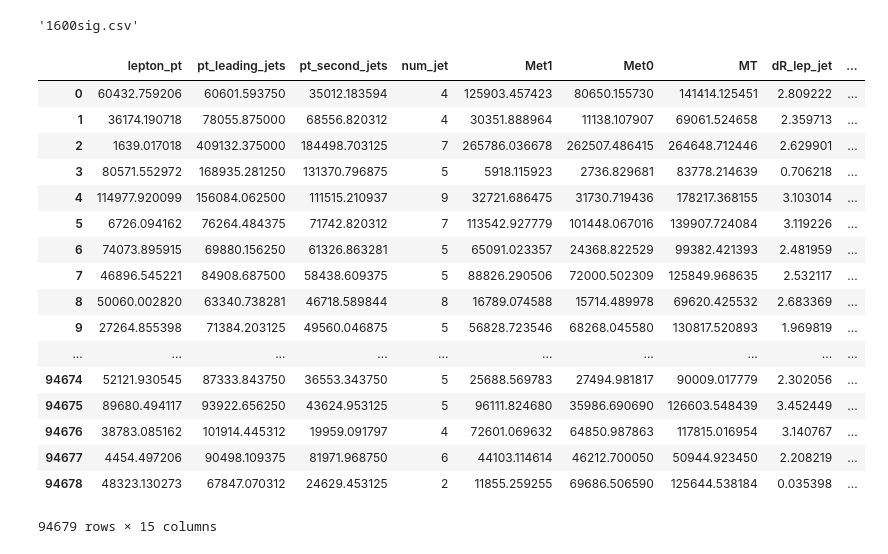
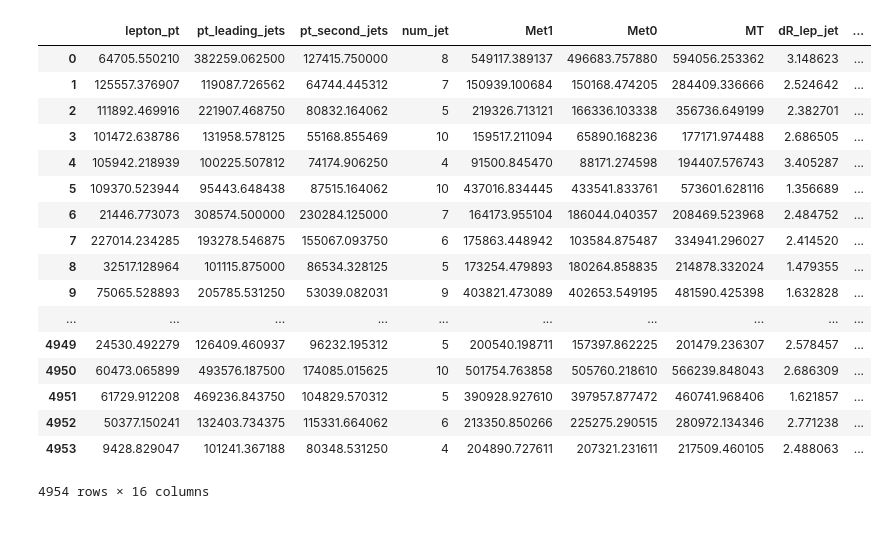
Before and after one commit to bataju44/DL_Classification, a Jupyter notebook: one_lep/onelepnnanalysis.ipynb, the cells around one changed output. Drawn from its saved outputs; the diff is of its cells as text; code cells hidden in the pictures.

Commit message:
one lepton

```diff
--- a/one_lep/onelepnnanalysis.ipynb
+++ b/one_lep/onelepnnanalysis.ipynb
@@ -6,31 +7,28 @@ import matplotlib.pyplot as plt
 
 sig_file = "1600sig.csv"
 bkg_file = "BKG.csv"
-# %%
-sig_file
-# %% [output]
-'1600sig.csv'
 # %%
 df_sig = pd.read_csv(sig_file,index_col=0)
 df_bkg = pd.read_csv(bkg_file,index_col=0)
-# %%
-df_bkg
-# %% [output]
-|  | lepton_pt | pt_leading_jets | pt_second_jets | num_jet | Met1 | Met0 | MT | dR_lep_jet | ... |
-| 0 | 60432.759206 | 60601.593750 | 35012.183594 | 4 | 125903.457423 | 80650.155730 | 141414.125451 | 2.809222 | ... |
-| 1 | 36174.190718 | 78055.875000 | 68556.820312 | 4 | 30351.888964 | 11138.107907 | 69061.524658 | 2.359713 | ... |
-| 2 | 1639.017018 | 409132.375000 | 184498.703125 | 7 | 265786.036678 | 262507.486415 | 264648.712446 | 2.629901 | ... |
-| 3 | 80571.552972 | 168935.281250 | 131370.796875 | 5 | 5918.115923 | 2736.829681 | 83778.214639 | 0.706218 | ... |
-| 4 | 114977.920099 | 156084.062500 | 111515.210937 | 9 | 32721.686475 | 31730.719436 | 178217.368155 | 3.103014 | ... |
-| 5 | 6726.094162 | 76264.484375 | 71742.820312 | 7 | 113542.927779 | 101448.067016 | 139907.724084 | 3.119226 | ... |
-| 6 | 74073.895915 | 69880.156250 | 61326.863281 | 5 | 65091.023357 | 24368.822529 | 99382.421393 | 2.481959 | ... |
-| 7 | 46896.545221 | 84908.687500 | 58438.609375 | 5 | 88826.290506 | 72000.502309 | 125849.968635 | 2.532117 | ... |
-| 8 | 50060.002820 | 63340.738281 | 46718.589844 | 8 | 16789.074588 | 15714.489978 | 69620.425532 | 2.683369 | ... |
-| 9 | 27264.855398 | 71384.203125 | 49560.046875 | 5 | 56828.723546 | 68268.045580 | 130817.520893 | 1.969819 | ... |
-| ... | ... | ... | ... | ... | ... | ... | ... | ... | ... |
-| 94674 | 52121.930545 | 87333.843750 | 36553.343750 | 5 | 25688.569783 | 27494.981817 | 90009.017779 | 2.302056 | ... |
-| 94675 | 89680.494117 | 93922.656250 | 43624.953125 | 5 | 96111.824680 | 35986.690690 | 126603.548439 | 3.452449 | ... |
-| 94676 | 38783.085162 | 101914.445312 | 19959.091797 | 4 | 72601.069632 | 64850.987863 | 117815.016954 | 3.140767 | ... |
-| 94677 | 4454.497206 | 90498.109375 | 81971.968750 | 6 | 44103.114614 | 46212.700050 | 50944.923450 | 2.208219 | ... |
-| 94678 | 48323.130273 | 67847.070312 | 24629.453125 | 2 | 11855.259255 | 69686.506590 | 125644.538184 | 0.035398 | ... |
-94679 rows × 15 columns
+# %%
+df_sig["signal"] = 1
+df_sig
+# %% [output]
+|  | lepton_pt | pt_leading_jets | pt_second_jets | num_jet | Met1 | Met0 | MT | dR_lep_jet | ... |
+| 0 | 64705.550210 | 382259.062500 | 127415.750000 | 8 | 549117.389137 | 496683.757880 | 594056.253362 | 3.148623 | ... |
+| 1 | 125557.376907 | 119087.726562 | 64744.445312 | 7 | 150939.100684 | 150168.474205 | 284409.336666 | 2.524642 | ... |
+| 2 | 111892.469916 | 221907.468750 | 80832.164062 | 5 | 219326.713121 | 166336.103338 | 356736.649199 | 2.382701 | ... |
+| 3 | 101472.638786 | 131958.578125 | 55168.855469 | 10 | 159517.211094 | 65890.168236 | 177171.974488 | 2.686505 | ... |
+| 4 | 105942.218939 | 100225.507812 | 74174.906250 | 4 | 91500.845470 | 88171.274598 | 194407.576743 | 3.405287 | ... |
+| 5 | 109370.523944 | 95443.648438 | 87515.164062 | 10 | 437016.834445 | 433541.833761 | 573601.628116 | 1.356689 | ... |
+| 6 | 21446.773073 | 308574.500000 | 230284.125000 | 7 | 164173.955104 | 186044.040357 | 208469.523968 | 2.484752 | ... |
+| 7 | 227014.234285 | 193278.546875 | 155067.093750 | 6 | 175863.448942 | 103584.875487 | 334941.296027 | 2.414520 | ... |
+| 8 | 32517.128964 | 101115.875000 | 86534.328125 | 5 | 173254.479893 | 180264.858835 | 214878.332024 | 1.479355 | ... |
+| 9 | 75065.528893 | 205785.531250 | 53039.082031 | 9 | 403821.473089 | 402653.549195 | 481590.425398 | 1.632828 | ... |
+| ... | ... | ... | ... | ... | ... | ... | ... | ... | ... |
+| 4949 | 24530.492279 | 126409.460937 | 96232.195312 | 5 | 200540.198711 | 157397.862225 | 201479.236307 | 2.578457 | ... |
+| 4950 | 60473.065899 | 493576.187500 | 174085.015625 | 10 | 501754.763858 | 505760.218610 | 566239.848043 | 2.686309 | ... |
+| 4951 | 61729.912208 | 469236.843750 | 104829.570312 | 5 | 390928.927610 | 397957.877472 | 460741.968406 | 1.621857 | ... |
+| 4952 | 50377.150241 | 132403.734375 | 115331.664062 | 6 | 213350.850266 | 225275.290515 | 280972.134346 | 2.771238 | ... |
+| 4953 | 9428.829047 | 101241.367188 | 80348.531250 | 4 | 204890.727611 | 207321.231611 | 217509.460105 | 2.488063 | ... |
+4954 rows × 16 columns
```
Also changed, not shown: parts of 20 cells of this notebook.
